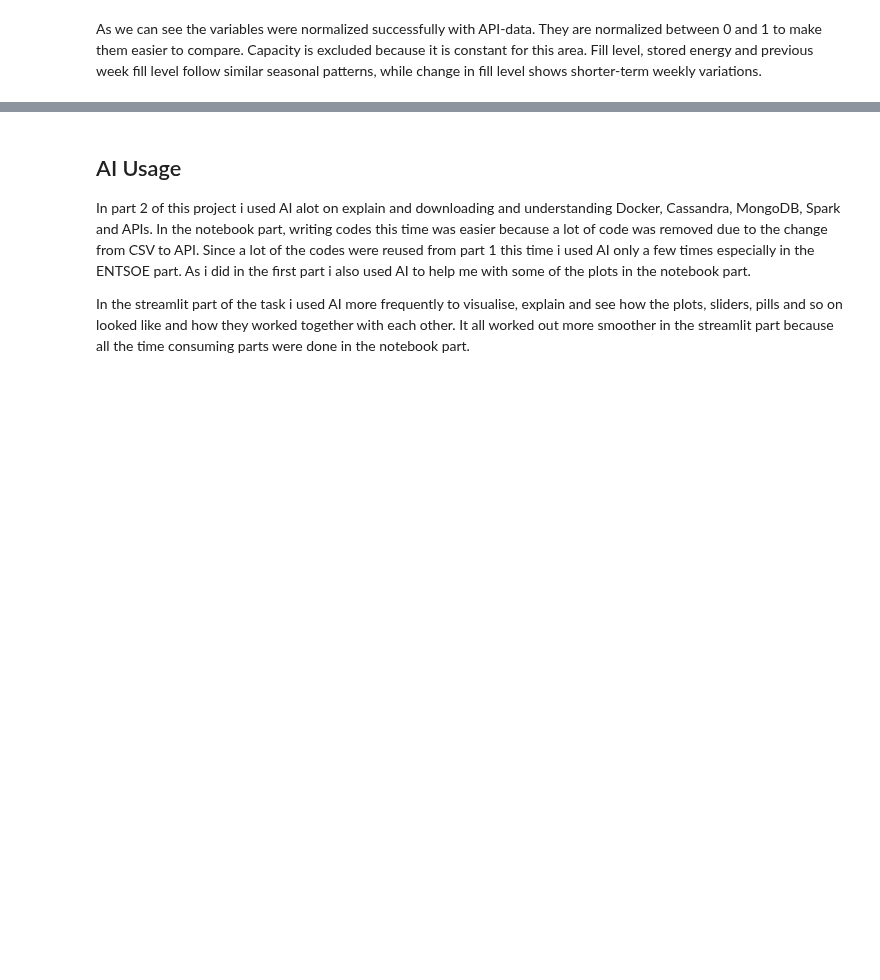
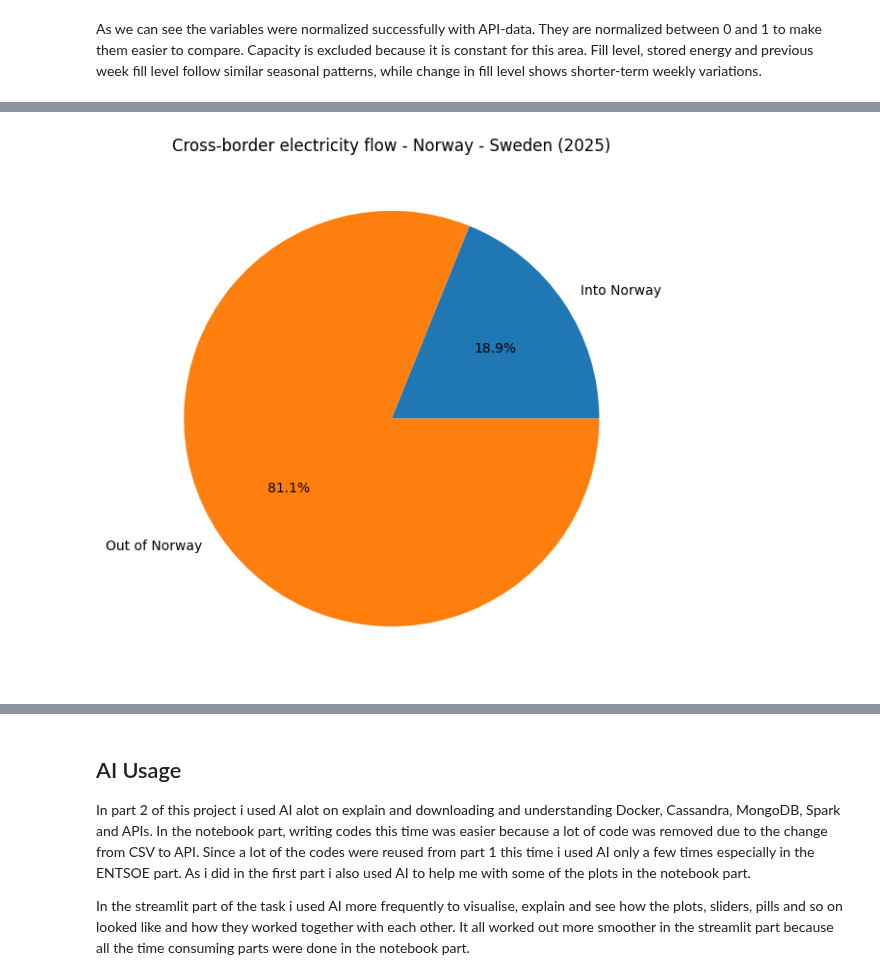
Before and after one commit to Abisan-s/IND320-reservoir-dashboard, a Jupyter notebook: project_part2.ipynb, the cells around one changed output, grey strips where cells are left out. Cells and saved outputs as stored; diff of their text form; code cells hidden in the pictures; blank space fills up the shorter version.

Commit message:
Completed and finalized  entsoe integration and streamlit app

```diff
--- a/project_part2.ipynb
+++ b/project_part2.ipynb
@@ -403,0 +757,11 @@ connections
+# %%
+#extracts the relevant columns from cassandra using spark
+spark_extracted_df = cassandra_entsoe_df.select(
+    "datetime",
+    "connection",
+    "direction",
+    "flow_mw"
+)
+
+#checks the extracted data
+spark_extracted_df.show(5)
@@ -403,0 +784,8 @@ connections
+# %%
+#converts the spark data to pandas for plotting
+plot_df = spark_extracted_df.toPandas()
+
+#makes sure datetime is in the correct format
+plot_df["datetime"] = pd.to_datetime(plot_df["datetime"])
+
+plot_df.head()
@@ -403,0 +799,36 @@ connections
+# %%
+import matplotlib.pyplot as plt
+
+#choose one connection and one year for the pie chart
+selected_connection = "Norway - Sweden"
+selected_year = 2025
+
+#filters the data to the selected connection and year
+pie_data = plot_df[
+    (plot_df["connection"] == selected_connection) &
+    (plot_df["datetime"].dt.year == selected_year)
+].copy()
+
+#sums the electricity flow for each direction
+pie_summary = (
+    pie_data
+    .groupby("direction")["flow_mw"]
+    .sum()
+)
+
+#creates the pie chart
+plt.figure(figsize=(7, 7))
+
+plt.pie(
+    pie_summary.values,
+    labels=pie_summary.index,
+    autopct="%1.1f%%"
+)
+
+plt.title(
+    f"Cross-border electricity flow - {selected_connection} ({selected_year})"
+)
+
+plt.show()
+# %% [output]
+[figure, added]
```
Also changed, not shown: parts of 31 cells of this notebook, 3 other files.
